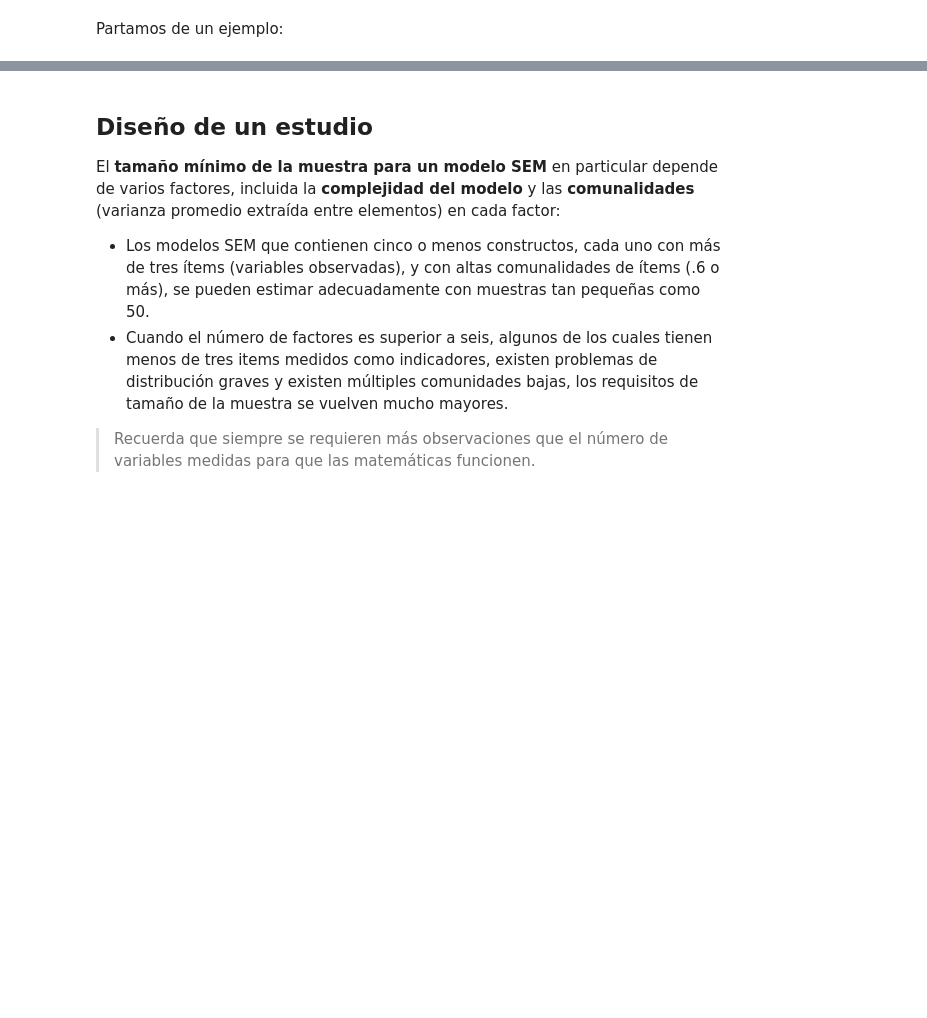
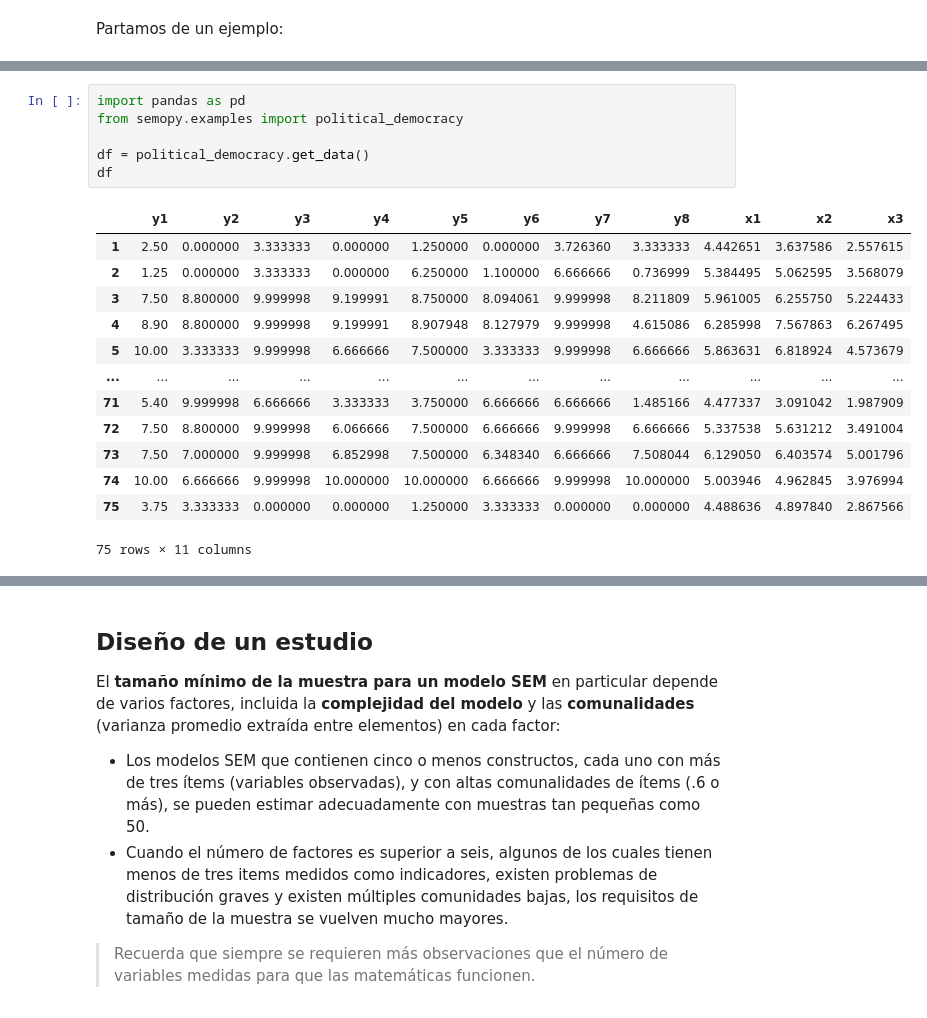
Before and after one commit to renatoparedes/EstadisticaYPsicologiaMatematica, a Jupyter notebook: SEM/IntroaSEM.ipynb, the cells around one changed output, grey strips where cells are left out. Cells and saved outputs as stored; diff of their text form; blank space fills up the shorter version.

```diff
--- a/SEM/IntroaSEM.ipynb
+++ b/SEM/IntroaSEM.ipynb
@@ -165,0 +130,20 @@ g
+# %%
+import pandas as pd
+from semopy.examples import political_democracy
+
+df = political_democracy.get_data()
+df
+# %% [output]
+|  | y1 | y2 | y3 | y4 | y5 | y6 | y7 | y8 | x1 | x2 | x3 |
+| 1 | 2.50 | 0.000000 | 3.333333 | 0.000000 | 1.250000 | 0.000000 | 3.726360 | 3.333333 | 4.442651 | 3.637586 | 2.557615 |
+| 2 | 1.25 | 0.000000 | 3.333333 | 0.000000 | 6.250000 | 1.100000 | 6.666666 | 0.736999 | 5.384495 | 5.062595 | 3.568079 |
+| 3 | 7.50 | 8.800000 | 9.999998 | 9.199991 | 8.750000 | 8.094061 | 9.999998 | 8.211809 | 5.961005 | 6.255750 | 5.224433 |
+| 4 | 8.90 | 8.800000 | 9.999998 | 9.199991 | 8.907948 | 8.127979 | 9.999998 | 4.615086 | 6.285998 | 7.567863 | 6.267495 |
+| 5 | 10.00 | 3.333333 | 9.999998 | 6.666666 | 7.500000 | 3.333333 | 9.999998 | 6.666666 | 5.863631 | 6.818924 | 4.573679 |
+| ... | ... | ... | ... | ... | ... | ... | ... | ... | ... | ... | ... |
+| 71 | 5.40 | 9.999998 | 6.666666 | 3.333333 | 3.750000 | 6.666666 | 6.666666 | 1.485166 | 4.477337 | 3.091042 | 1.987909 |
+| 72 | 7.50 | 8.800000 | 9.999998 | 6.066666 | 7.500000 | 6.666666 | 9.999998 | 6.666666 | 5.337538 | 5.631212 | 3.491004 |
+| 73 | 7.50 | 7.000000 | 9.999998 | 6.852998 | 7.500000 | 6.348340 | 6.666666 | 7.508044 | 6.129050 | 6.403574 | 5.001796 |
+| 74 | 10.00 | 6.666666 | 9.999998 | 10.000000 | 10.000000 | 6.666666 | 9.999998 | 10.000000 | 5.003946 | 4.962845 | 3.976994 |
+| 75 | 3.75 | 3.333333 | 0.000000 | 0.000000 | 1.250000 | 3.333333 | 0.000000 | 0.000000 | 4.488636 | 4.897840 | 2.867566 |
+75 rows × 11 columns
```
Also changed, not shown: parts of 21 cells of this notebook, 23 other files.
